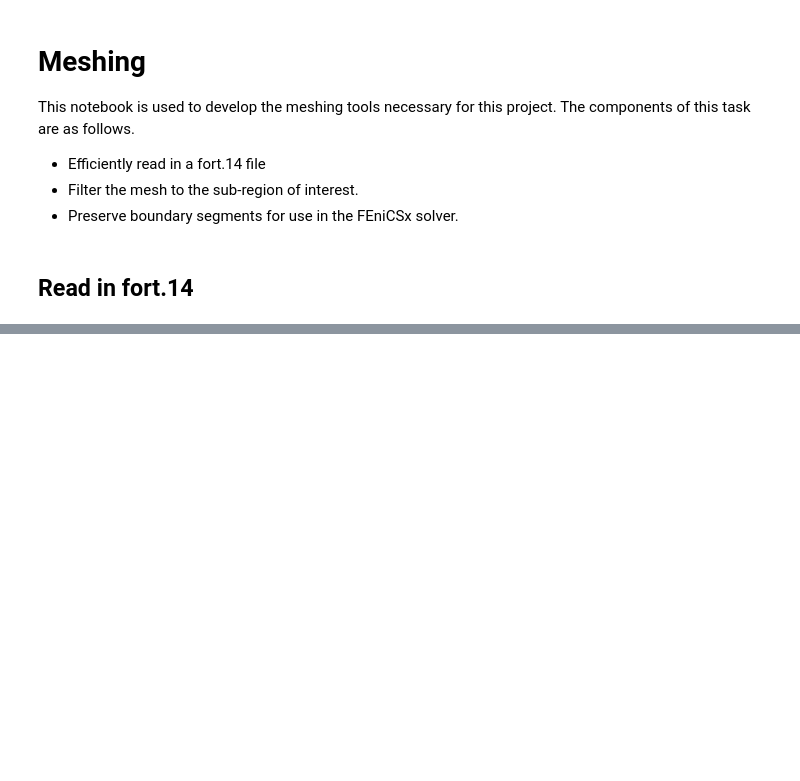
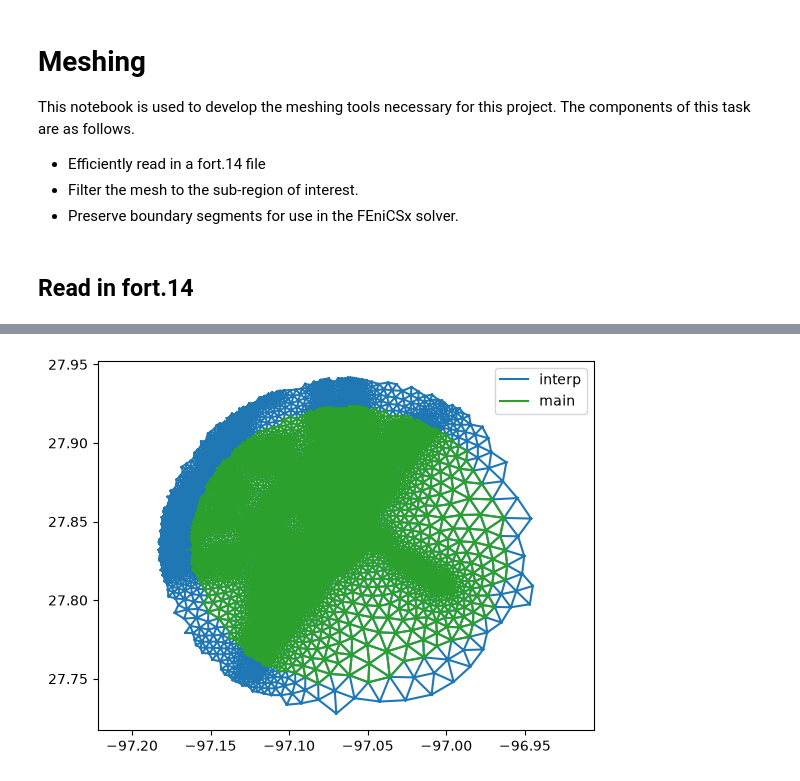
Before and after one commit to ashtonvcole/TracerPost, a Jupyter notebook: examples/02_mesh/meshing.ipynb, the cells around one changed output, grey strips where cells are left out. Drawn from its saved outputs; the diff is of its cells as text; code cells hidden in the pictures; blank space fills up the shorter version.

```diff
--- a/examples/02_mesh/meshing.ipynb
+++ b/examples/02_mesh/meshing.ipynb
@@ -372,0 +54,35 @@ Install trame for interactive backends: pip install "pyvista[jupyter]"
+# %%
+# Define triangulation for interpolation and visualization
+triangulation_main = matplotlib.tri.Triangulation(
+    mesh_main.coordinates[:, 0],
+    mesh_main.coordinates[:, 1],
+    mesh_main.elements
+)
+# %%
+# Define a filter callable
+filter_interp = lambda lon, lat: np.deg2rad(at.geometry.central_angle(
+    pa_lon,
+    pa_lat,
+    lon,
+    lat,
+    use_deg=True
+)) * radius_earth < arcradius_interp
+# %%
+# Filter nodes within certain arclength of PA
+mesh_interp, node_map_interp, element_map_interp = mesh.filter_by_coordinates(filter_interp)
+# %%
+# Define triangulation for interpolation and visualization
+triangulation_interp = matplotlib.tri.Triangulation(
+    mesh_interp.coordinates[:, 0],
+    mesh_interp.coordinates[:, 1],
+    mesh_interp.elements
+)
+# %%
+# Check that the interpolataion mesh has a margin around the main mesh
+fig, ax = plt.subplots()
+ax.triplot(triangulation_interp, label='interp')
+ax.triplot(triangulation_main, label='main')
+ax.legend()
+ax.set_aspect('equal', adjustable='datalim')
+# %% [output]
+[figure, added]
```
Also changed, not shown: parts of 49 cells of this notebook, 2 other files.
